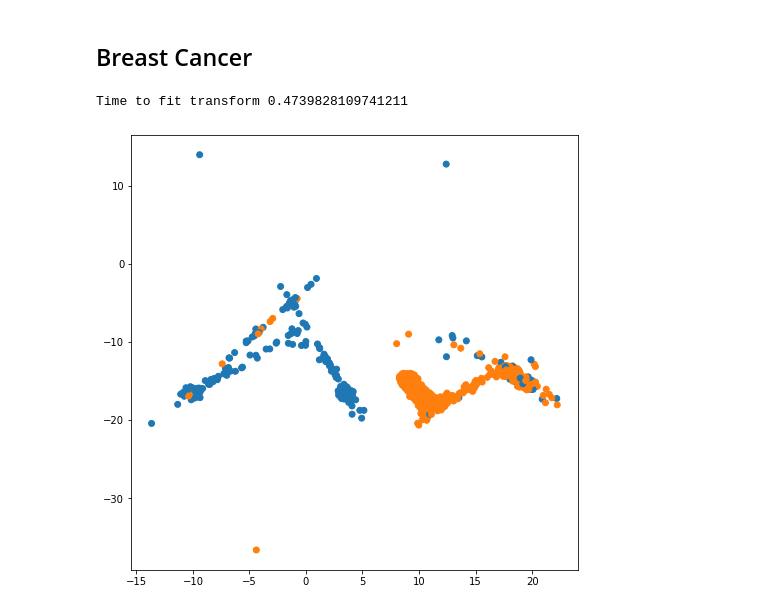
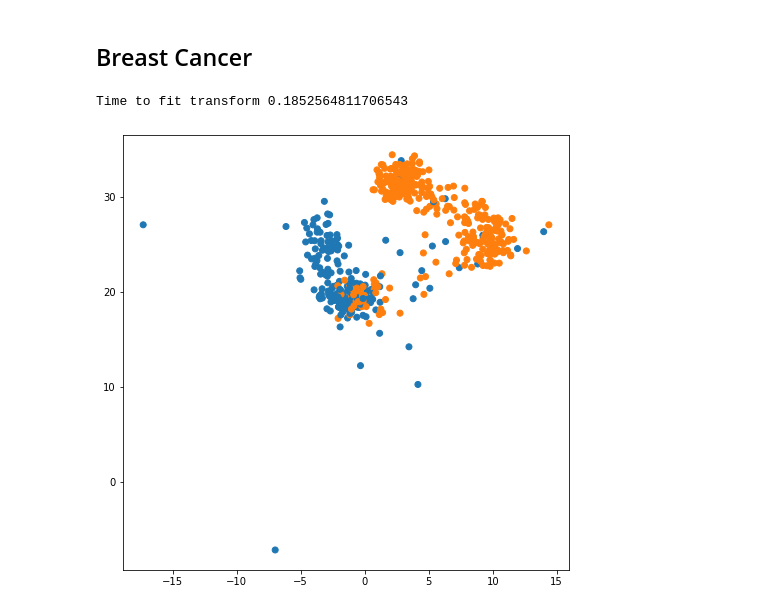
Before and after one commit to JonasRSV/emby, a Jupyter notebook: examples/preedy_examples.ipynb, the cells around one changed output. Drawn from its saved outputs; the diff is of its cells as text; code cells hidden in the pictures.

```diff
--- a/examples/preedy_examples.ipynb
+++ b/examples/preedy_examples.ipynb
@@ -125,29 +125,29 @@ Breast Cancer
 # %%
 %%time
 from sklearn.datasets import load_breast_cancer
 
 bc = load_breast_cancer()
 
 x = bc.data
 y = bc.target
 
 
 mm = emby.Preedy(Z=2,
                  alpha=1.0,
-                 beta=5.0,
-                 n=35,
+                 beta=15.0,
+                 n=30,
                  device=emby.Device.CPU,
                  logging=emby.Logging.Nothing)
 
 colors = np.array(list(mcolors.TABLEAU_COLORS.values()))
 
 timestamp = time.time()
 embeddings = mm.fit_transform(x)
 print(f"Time to fit transform {time.time() - timestamp}")
 
 plt.figure(figsize=(8, 8))
 plt.scatter(embeddings[:, 0], embeddings[:, 1], color=colors[y])
 plt.show()
 # %% [output]
-Time to fit transform 0.4739828109741211
+Time to fit transform 0.1852564811706543
-[figure, old version]
+[figure, new version]
```
Also changed, not shown: parts of 4 cells of this notebook, 9 other files.
